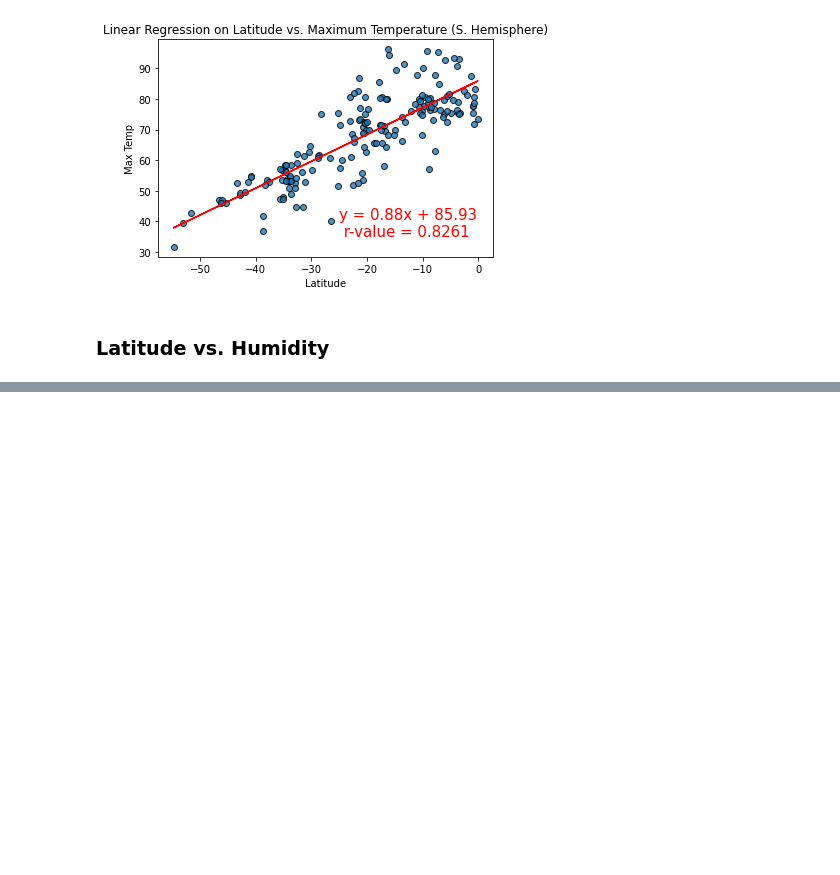
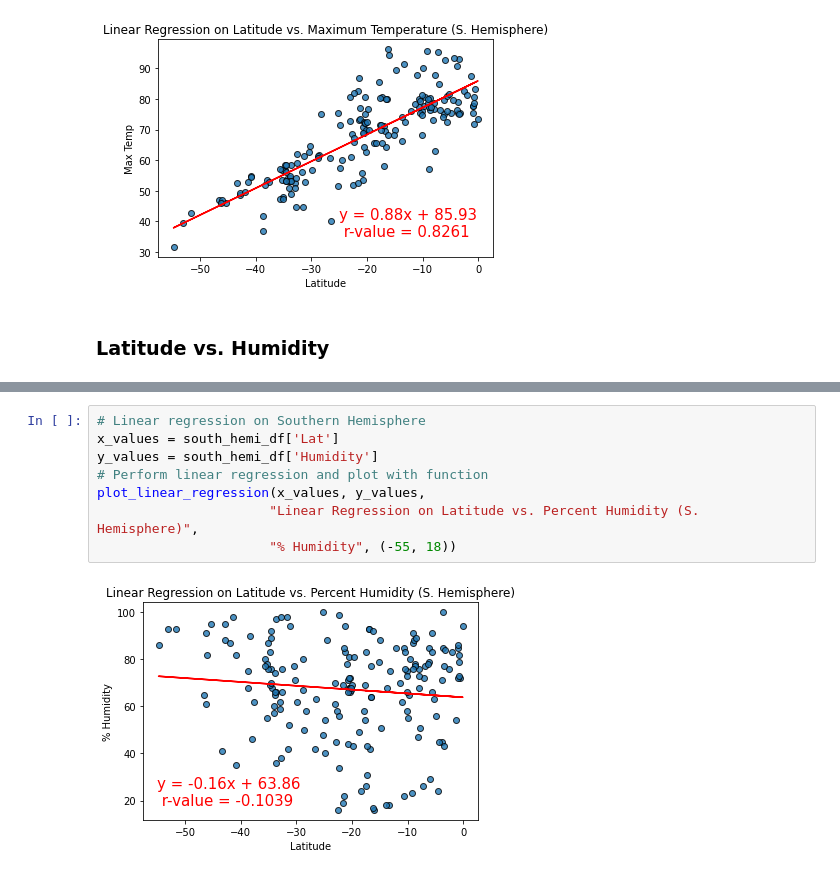
Before and after one commit to aembrt/weather-vacation, a Jupyter notebook: Weather.ipynb, the cells around one changed output, grey strips where cells are left out. Drawn from its saved outputs; the diff is of its cells as text; blank space fills up the shorter version.

```diff
--- a/Weather.ipynb
+++ b/Weather.ipynb
@@ -337,0 +338,10 @@ plot_linear_regression(x_values, y_values,
+# %%
+# Linear regression on Southern Hemisphere
+x_values = south_hemi_df['Lat']
+y_values = south_hemi_df['Humidity']
+# Perform linear regression and plot with function
+plot_linear_regression(x_values, y_values,
+                      "Linear Regression on Latitude vs. Percent Humidity (S. Hemisphere)",
+                      "% Humidity", (-55, 18))
+# %% [output]
+[figure, added]
```
Also changed, not shown: parts of 7 cells of this notebook.
